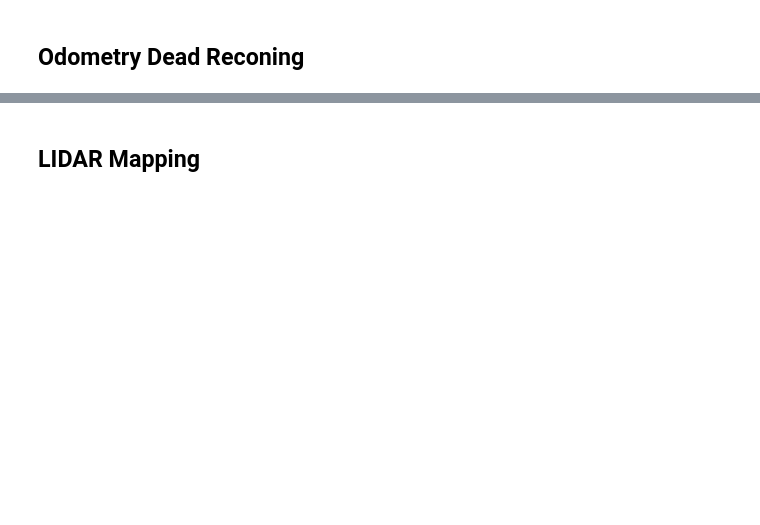
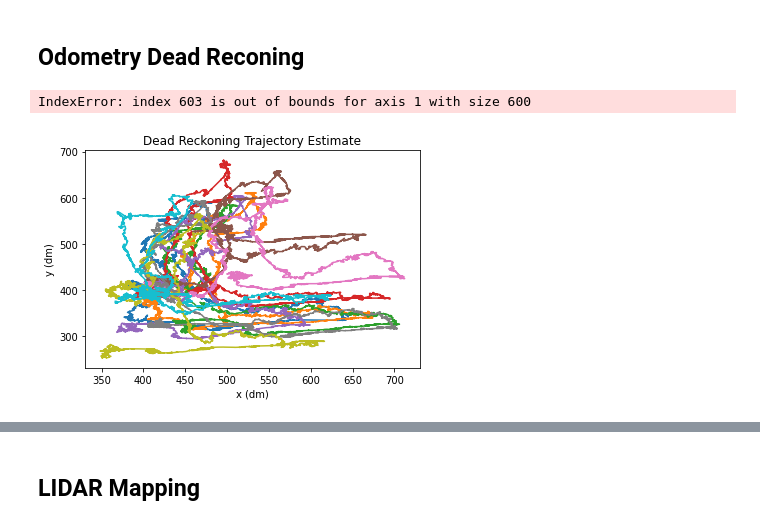
Before and after one commit to dcmid/IAS_P3_SLAM, a Jupyter notebook: code/SLAM_dev.ipynb, the cells around one changed output, grey strips where cells are left out. Saved outputs shown, nothing was run; the diff lists cells and outputs as text; code cells hidden in the pictures; blank space fills up the shorter version.

```diff
--- a/code/SLAM_dev.ipynb
+++ b/code/SLAM_dev.ipynb
@@ -5,28 +7,9 @@ import numpy as np
 # %% [markdown]
 ## Odometry Dead Reconing
 # %%
-WHEEL_DIAM = 254    # wheel diameter (mm)
-BOT_WIDTH = 393.7   # distance from center of left wheel to center of right (mm)
+WHEEL_DIAM = 254/100    # wheel diameter (dm)
+BOT_WIDTH = 393.7/100   # distance from center of left wheel to center of right (dm)
 SKID_FACTOR = 1.85  # made up scalar to account for effect of skid steering effective width for rotation
 
 WHEEL_CIRC = np.pi*WHEEL_DIAM    # wheel circumference (mm)
 ENC_TICK_LEN = WHEEL_CIRC / 360  # length of one encoder tick (mm)
-# %%
-def get_local_movement(R_enc_val, L_enc_val):
-    """Calculates movement and angular change from encoder values with bot frame of reference
-
-    Args:
-        R_enc_val: a single reading from the right encoder
-        L_enc_val: a single reading from the left encoder
-
-    Returns:
-        d_i: movement in the direction that the robot was facing
-        d_j: movement perpendicular to the direction the robot was facing
-        d_theta: change in angle that robot is facing
-    """
-    R_mm = ENC_TICK_LEN * R_enc_val  # convert encoder to right wheel movement in mm
-    L_mm = ENC_TICK_LEN * L_enc_val  # convert encoder to left wheel movement in mm
-    d_theta = (R_mm - L_mm) / (BOT_WIDTH * SKID_FACTOR)  # find change in angle
-    d_i = (R_mm + L_mm) / 2 * np.cos(d_theta)  # motion in i direction
-    d_j = (R_mm + L_mm) / 2 * np.sin(d_theta)  # motion in j direction
-    return [d_i, d_j, d_theta]
@@ -56,8 +16,56 @@ def dead_rec_trajectory(R_enc, L_enc):
+# %%
+slam20 = SLAMMap(map_shape=(600,600))  # create new map with bot in it
+
+# Front Right, Front Left,... encoder readings, time
+FR_enc, FL_enc, RR_enc, RL_enc, enc_ts = load_data.get_encoder('../data/Encoders20')
+
+R_enc = (FR_enc + RR_enc) / 2  #average value of right encoders
+L_enc = (FL_enc + RL_enc) / 2  #average value of left encoders
+
+local20 = get_local_movement(R_enc, L_enc,
+                             enc_tick_len = ENC_TICK_LEN,
+                             bot_width = BOT_WIDTH * SKID_FACTOR)
+
+
+lidar20 = load_data.get_lidar('../data/Hokuyo20')
+
+i = 0
+j = 0
+while ( (i < len(local20)) and (j < len(lidar20)) ):  # loop through movement and lidar in time-sequential order
+    if (enc_ts[i] < lidar20[j]['t']):
+        slam20.move_bot(local20[i])
+        i += 1
+    else:
+        slam20.sense_walls(lidar20[j])
+        j += 1
+while (i < len(local20)):  # loop through any remaining movement
+    slam20.move_bot(local20[i])
+    i += 1
+while (j < len(lidar20)):  # loop through any remaining lidar
+    slam20.sense_walls(lidar20[j])
+    j += 1
+# %% [output]
+IndexError: index 603 is out of bounds for axis 1 with size 600
 # %%
+slam20 = SLAMMap(map_shape=(800,800), num_particles=10)  # create new map with bot in it
+
 # Front Right, Front Left,... encoder readings, time
-FR_enc, FL_enc, RR_enc, RL_enc, ts = load_data.get_encoder('../data/Encoders20')
+FR_enc, FL_enc, RR_enc, RL_enc, enc_ts = load_data.get_encoder('../data/Encoders20')
 
 R_enc = (FR_enc + RR_enc) / 2  #average value of right encoders
 L_enc = (FL_enc + RL_enc) / 2  #average value of left encoders
 
-pose20 = dead_rec_trajectory(R_enc, L_enc)
+local20 = get_local_movement(R_enc, L_enc,
+                             enc_tick_len = ENC_TICK_LEN,
+                             bot_width = BOT_WIDTH * SKID_FACTOR)
+
+
+lidar20 = load_data.get_lidar('../data/Hokuyo20')
+
+slam20.sense_walls(lidar20[0])
+
+for move in local20:
+    slam20.move_bot(move)
+slam20.plot()
+# %% [output]
+[figure, added]
```
Also changed, not shown: parts of 27 cells of this notebook, 24 other files.
